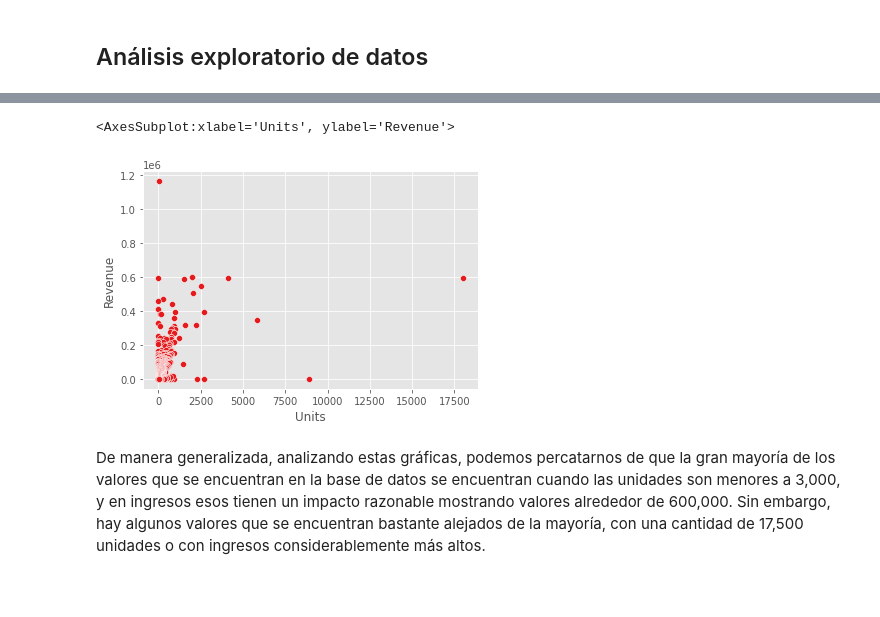
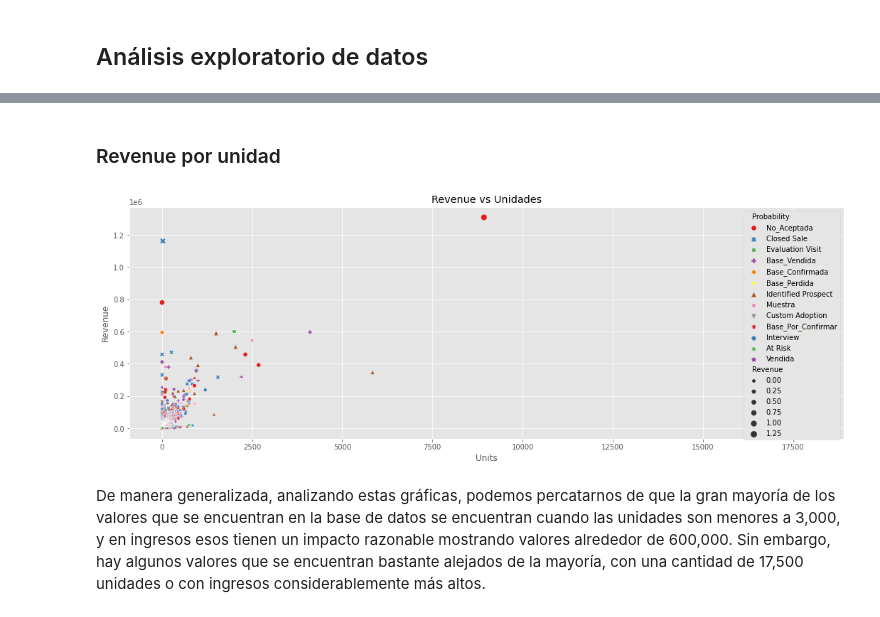
Before and after one commit to JuanEcheagaray75/CENGAGE-Sales-Analysis, a Jupyter notebook: project/reto.ipynb, the cells around one changed output, grey strips where cells are left out. Drawn from its saved outputs; the diff is of its cells as text; code cells hidden in the pictures; blank space fills up the shorter version.

```diff
--- a/project/reto.ipynb
+++ b/project/reto.ipynb
@@ -304,8 +316,11 @@ plt.show()
-# %%
-sns.scatterplot(x='Units', y='Revenue', data=df)
-# %% [output]
-<AxesSubplot:xlabel='Units', ylabel='Revenue'>
-[figure, removed]
+# %% [markdown]
+### Revenue por unidad
+# %%
+plt.figure(figsize=(18, 6))
+ax = sns.scatterplot(x='Units', y='Revenue', data=df, hue='Probability', style='Probability', size='Revenue', palette='Set1')
+ax.set_title('Revenue vs Unidades');
+# %% [output]
+[figure, added]
 # %% [markdown]
 De manera generalizada, analizando estas gráficas, podemos percatarnos de que la gran mayoría de los valores que se encuentran en la base de datos se encuentran cuando las unidades son menores a 3,000, y en ingresos esos tienen un impacto razonable mostrando valores alrededor de 600,000. Sin embargo, hay algunos valores que se encuentran bastante alejados de la mayoría, con una cantidad de 17,500 unidades o con ingresos considerablemente más altos.
 # %% [markdown]
```
Also changed, not shown: parts of 32 cells of this notebook.
